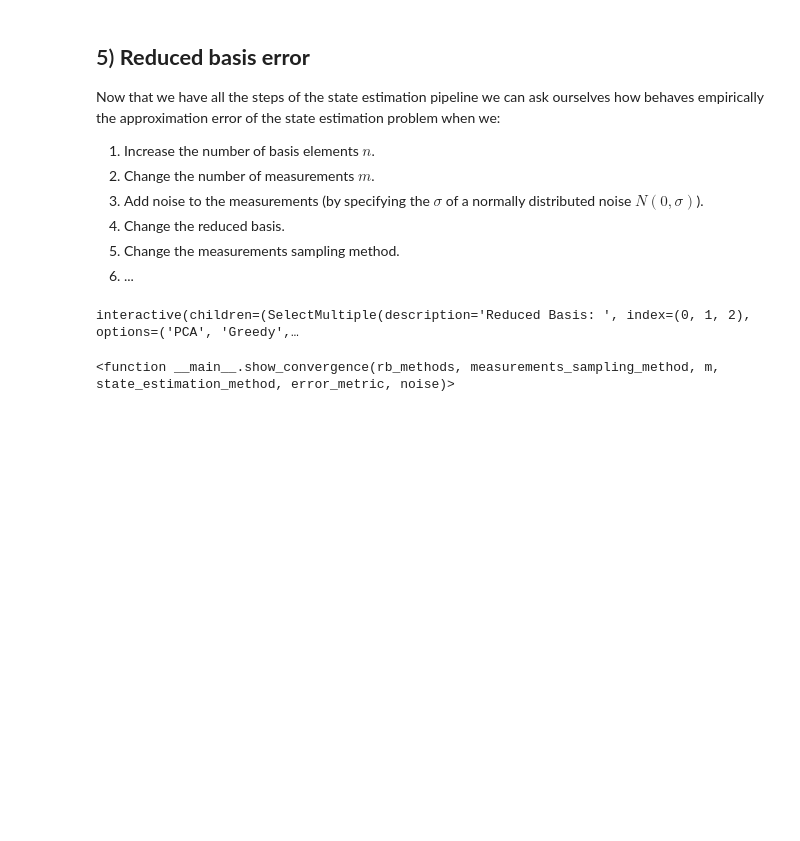
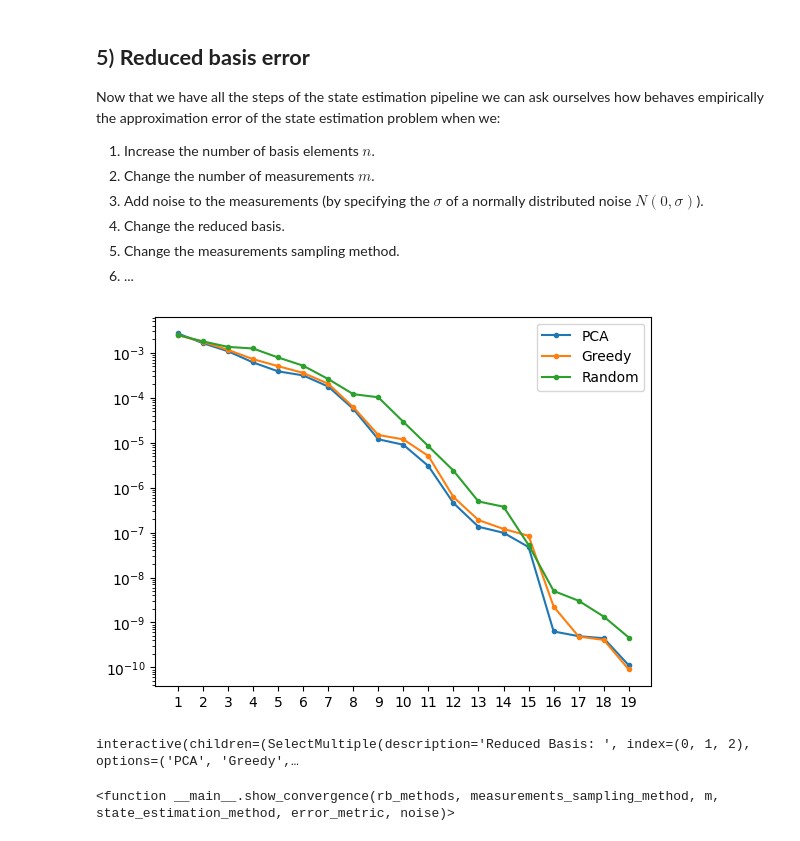
Before and after one commit to agussomacal/ROMHighContrast, a Jupyter notebook: src/notebooks/InverseProblemPipeline.ipynb, the cells around one changed output. Cells and saved outputs as stored; diff of their text form; code cells hidden in the pictures; blank space fills up the shorter version.

```diff
--- a/src/notebooks/InverseProblemPipeline.ipynb
+++ b/src/notebooks/InverseProblemPipeline.ipynb
@@ -320,33 +429,35 @@ error_metrics_dict = {
     "Linf": lambda x: np.max(np.sqrt(np.mean(x**2, axis=-1)))
 }
 
 def state_estimation_pipeline(reduced_basis, measurement_points, measurements, measurements_reduced_basis, state_estimation_method):
     _, approximate_solutions = state_estimation_method_dict[state_estimation_method](measurement_points, measurements, rb)[1]
     return approximate_solutions
 
 
 def show_convergence(rb_methods, measurements_sampling_method, m, state_estimation_method, error_metric, noise):
     measurement_points = measurements_sampling_method_dict[measurements_sampling_method](m, sm.x_domain, sm.y_domain)
     measurements = sm.evaluate_solutions(measurement_points, solutions) + np.random.normal(scale=noise)
     for rb_method in rb_methods:
         errors = [error_metrics_dict[error_metric](
                 solutions-state_estimation_method_dict[state_estimation_method](measurement_points, measurements, np.reshape(reduced_basis_dict[rb_method][:n], (n,-1)))[1]
             ) for n in range(1, max_vn_dim)]
-        plt.plot(np.arange(1, max_vn_dim), errors, ".-", label=rb_method)
+        plt.plot(np.arange(1, max_vn_dim, dtype=int), errors, ".-", label=rb_method)
+    plt.xticks(np.arange(1, max_vn_dim, dtype=int))
     plt.yscale("log")
     plt.legend()
     plt.show()
 
 widgets.interact(
     show_convergence,
     rb_methods=widgets.SelectMultiple(value=list(reduced_basis_dict.keys()), options=list(reduced_basis_dict.keys()), description="Reduced Basis: ", disabled=False),
     measurements_sampling_method=widgets.Dropdown(options=list(measurements_sampling_method_dict.keys()), description="Measurements sampling method: ", disabled=False),
     m= widgets.IntSlider(value=50,min=max_vn_dim,max=10*max_vn_dim,step=1, description='Number of measurements:', disabled=False,
                            continuous_update=False, orientation='horizontal', readout=True),
     state_estimation_method=widgets.Dropdown(options=list(state_estimation_method_dict.keys()), description="State estimation method: ", disabled=False),
     error_metric=widgets.Dropdown(options=list(error_metrics_dict.keys()), description="Error metric: ", disabled=False),
     noise=widgets.FloatSlider(value=0, min=0, max=1, step=0.01, description="Noise: ", disabled=False)
     )
 # %% [output]
+[figure, added]
 interactive(children=(SelectMultiple(description='Reduced Basis: ', index=(0, 1, 2), options=('PCA', 'Greedy',…
 <function __main__.show_convergence(rb_methods, measurements_sampling_method, m, state_estimation_method, error_metric, noise)>
```
Also changed, not shown: parts of 18 cells of this notebook, 3 other files.
